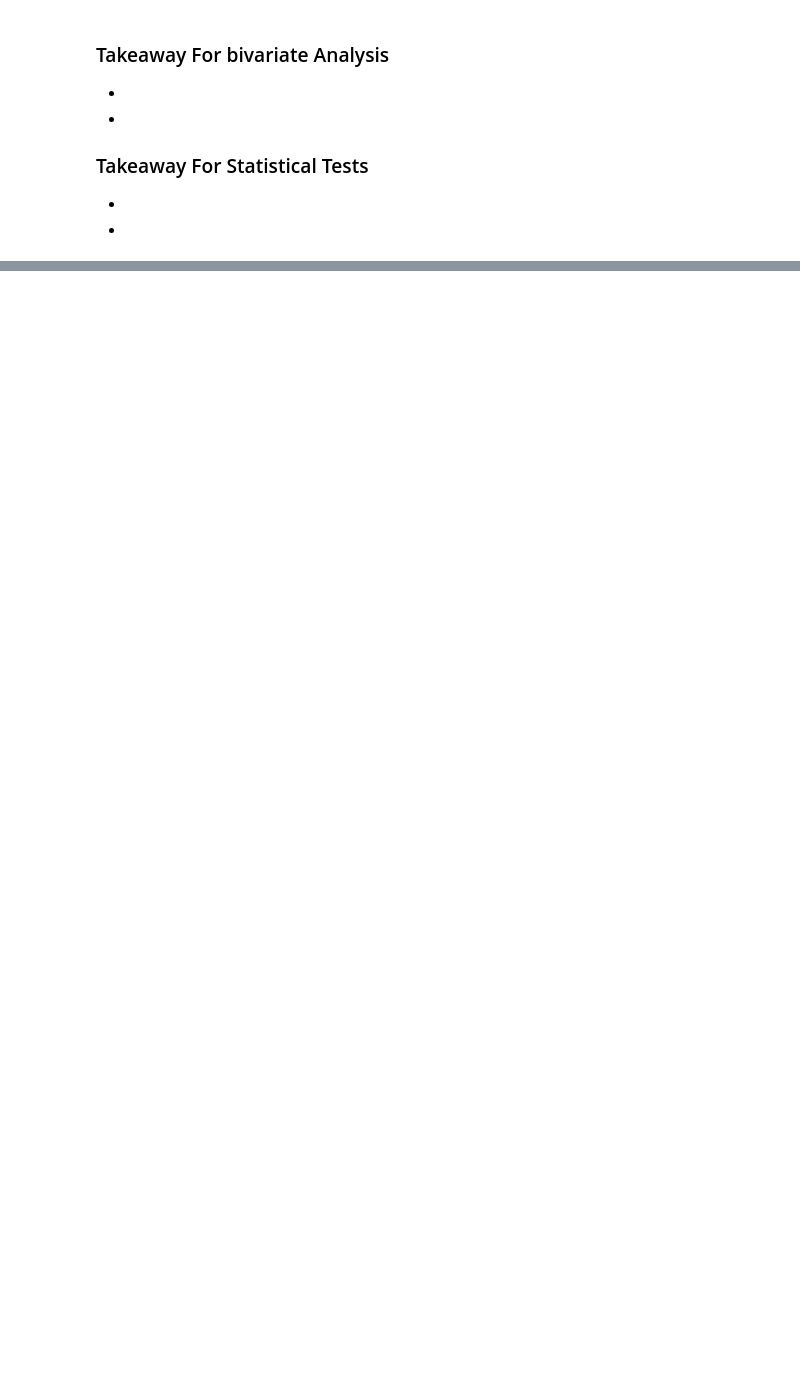
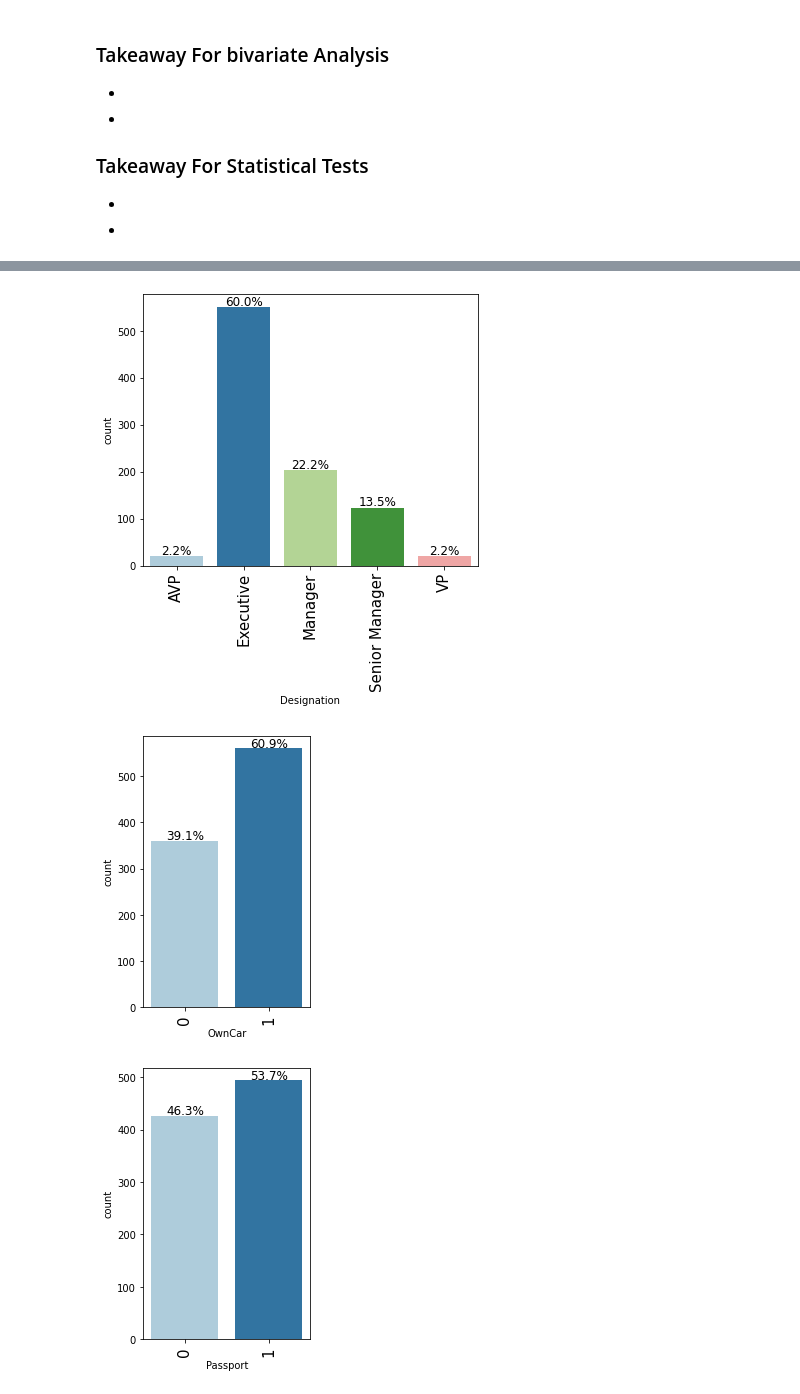
Before and after one commit to cfreeman22/TravelPackagePrediction, a Jupyter notebook: TravelPackagePurchasePrediction.ipynb, the cells around one changed output, grey strips where cells are left out. Drawn from its saved outputs; the diff is of its cells as text; code cells hidden in the pictures; blank space fills up the shorter version.

```diff
--- a/TravelPackagePurchasePrediction.ipynb
+++ b/TravelPackagePurchasePrediction.ipynb
@@ -490,0 +525,7 @@ CityTier
+# %%
+for x in cat_var2:
+    wrangle.labeled_barplot(prod_taken, x, perc=True)
+# %% [output]
+[figure, added]
+[figure, added]
+[figure, added]
```
Also changed, not shown: parts of 15 cells of this notebook.
